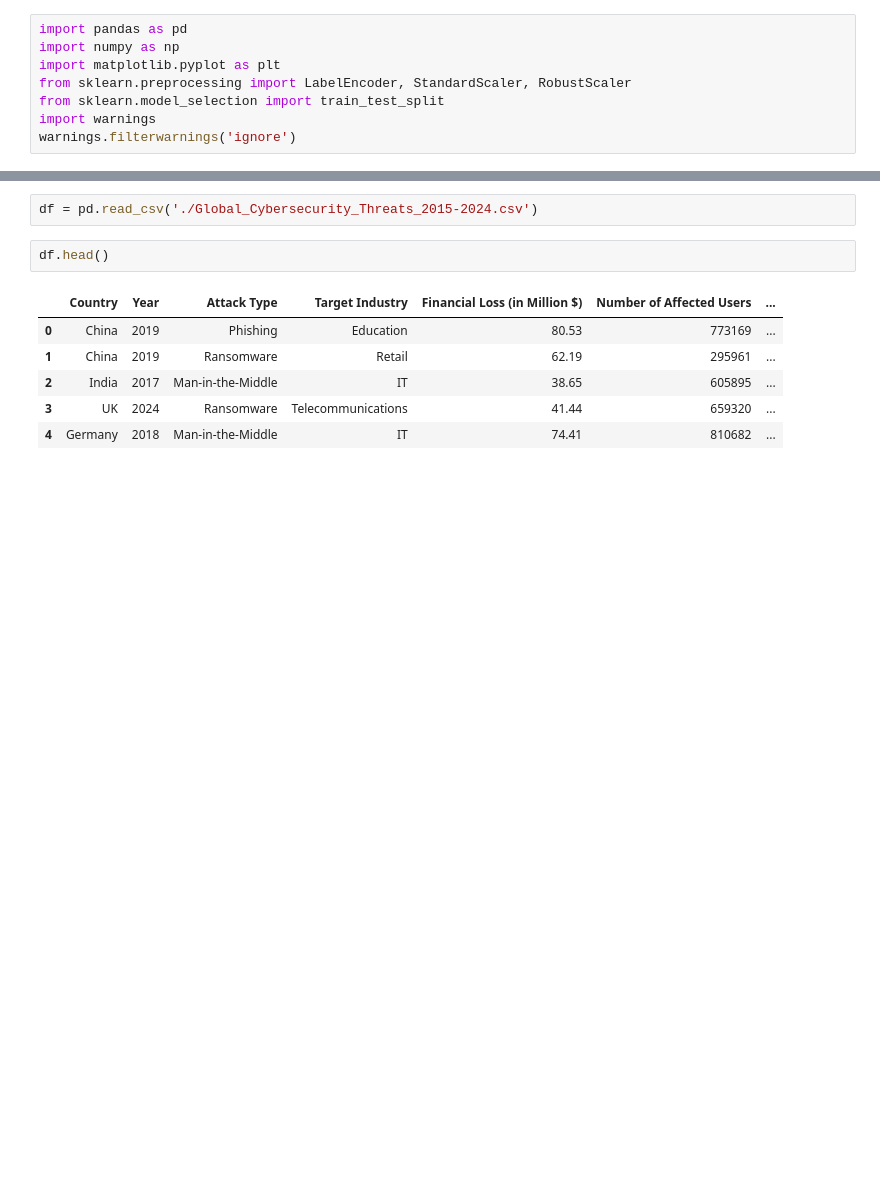
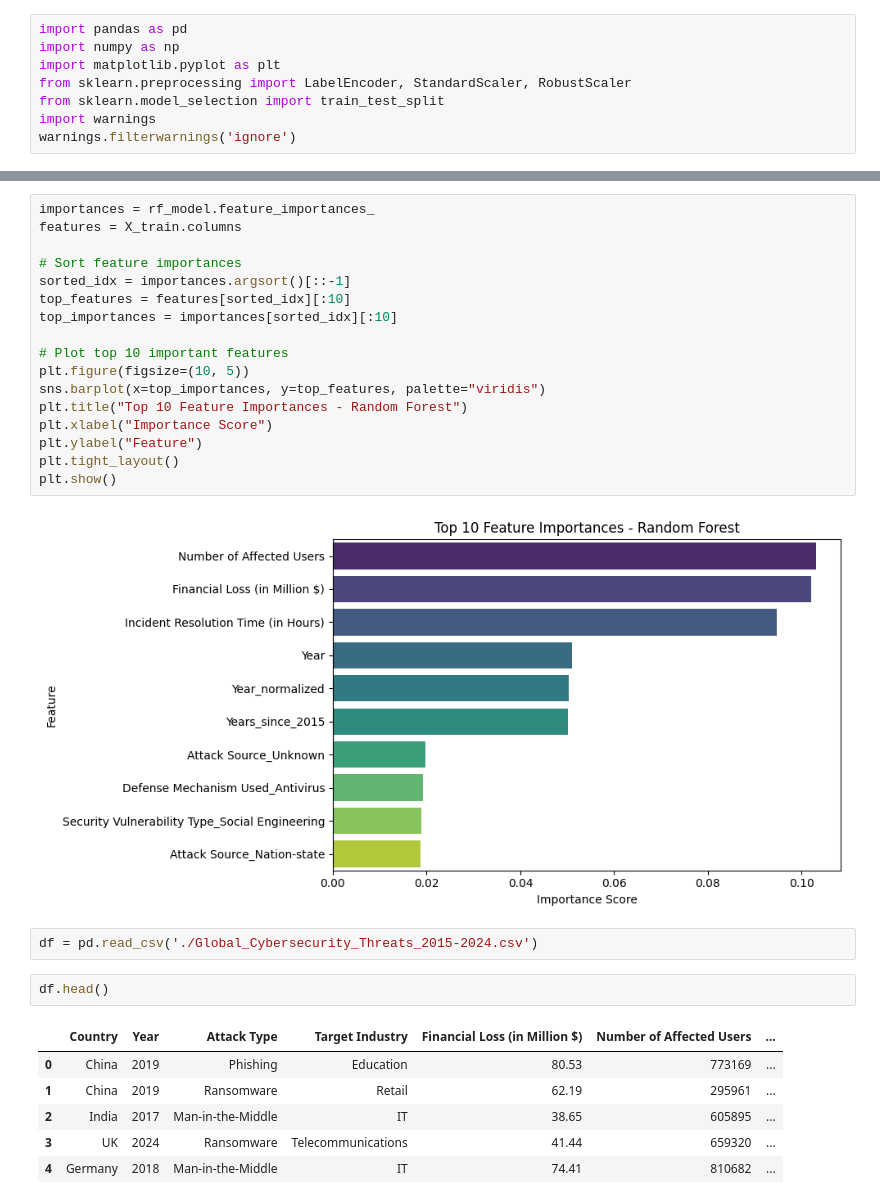
Before and after one commit to Nehemiahmageto/Global-Cybersecurity-Threat-Prediction-Attack-Vector-Analysis-2015-2024, a Jupyter notebook: published.ipynb, the cells around one changed output, grey strips where cells are left out. Saved outputs shown, nothing was run; the diff lists cells and outputs as text; blank space fills up the shorter version.

```diff
--- a/published.ipynb
+++ b/published.ipynb
@@ -9,3 +183,22 @@ warnings.filterwarnings('ignore')
+# %%
+importances = rf_model.feature_importances_
+features = X_train.columns
+
+# Sort feature importances
+sorted_idx = importances.argsort()[::-1]
+top_features = features[sorted_idx][:10]
+top_importances = importances[sorted_idx][:10]
+
+# Plot top 10 important features
+plt.figure(figsize=(10, 5))
+sns.barplot(x=top_importances, y=top_features, palette="viridis")
+plt.title("Top 10 Feature Importances - Random Forest")
+plt.xlabel("Importance Score")
+plt.ylabel("Feature")
+plt.tight_layout()
+plt.show()
+# %% [output]
+[figure, added]
 # %%
 df = pd.read_csv('./Global_Cybersecurity_Threats_2015-2024.csv')
 # %%
```
Also changed, not shown: parts of 24 cells of this notebook.
